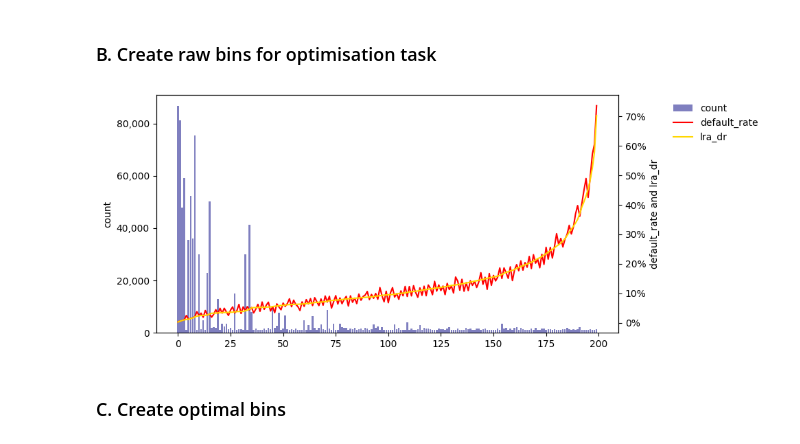
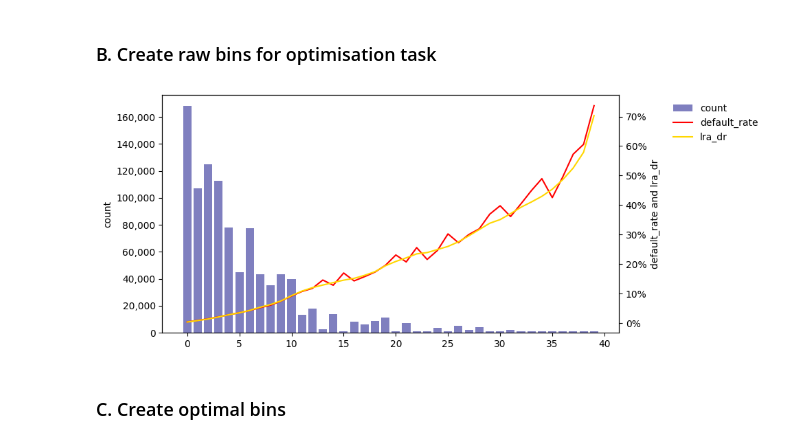
Before and after one commit to at621/optimal_binning, a Jupyter notebook: main.ipynb, the cells around one changed output. Cells and saved outputs as stored; diff of their text form; code cells hidden in the pictures.

```diff
--- a/main.ipynb
+++ b/main.ipynb
@@ -27,17 +29,17 @@ df.head()
 # %%
 # Generate bins
 optimal_binning = ob.BinningOptimizer()
 df2, raw_df = optimal_binning.create_raw_bins(
     df,
-    n_bins=200,
+    n_bins=40,
     method="tree", # Options: ('tree', 'qcut', 'cut')
     min_samples_leaf=1000
 )
 
 # Get input data per bin
 ut.plot_stats(df2)
 # %% [output]
-[figure, old version]
+[figure, new version]
 # %% [markdown]
 ### C. Create optimal bins
 # %%
```
Also changed, not shown: parts of 9 cells of this notebook, 1 other file.
